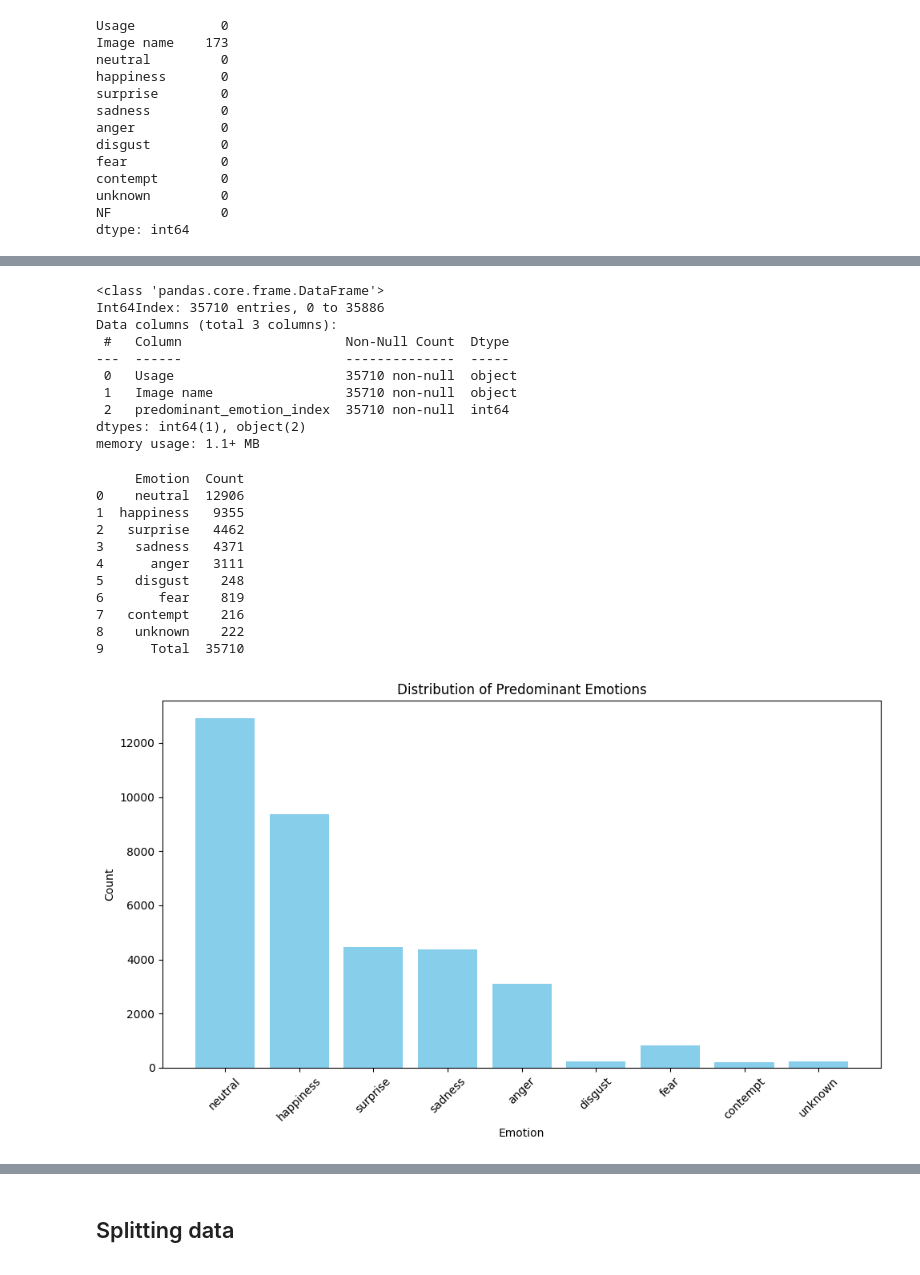
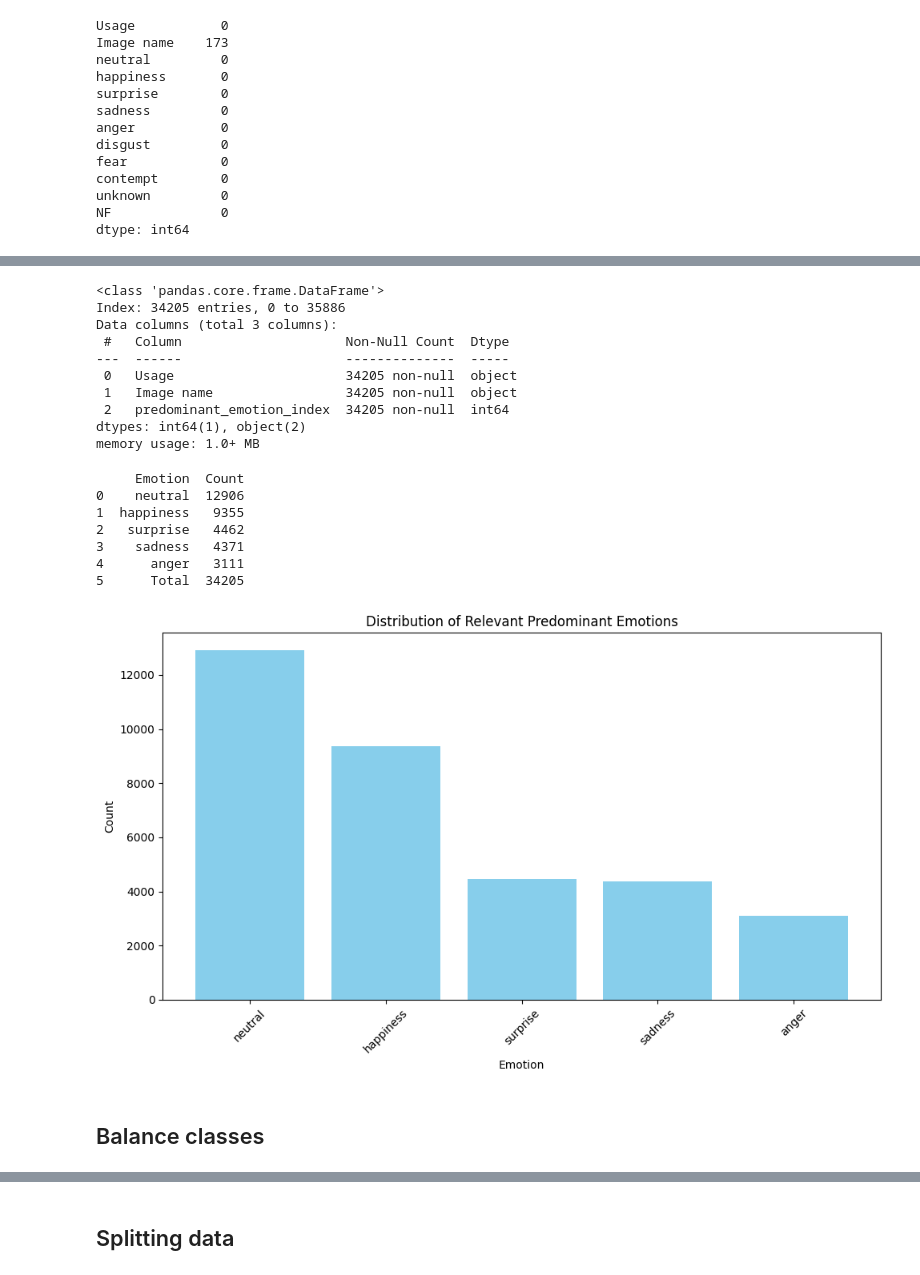
Before and after one commit to QianXunX/TFG, a Jupyter notebook: main.ipynb, the cells around one changed output, grey strips where cells are left out. Cells and saved outputs as stored; diff of their text form; code cells hidden in the pictures.

```diff
--- a/main.ipynb
+++ b/main.ipynb
@@ -205,52 +211,51 @@ print(emotion_counts)
-# %%
-emo_idx_df = emo_idx_df[emo_idx_df['predominant_emotion_index'] != 9]
-emo_idx_df.info()
-# %% [output]
-<class 'pandas.core.frame.DataFrame'>
-Int64Index: 35710 entries, 0 to 35886
-Data columns (total 3 columns):
- #   Column                     Non-Null Count  Dtype
----  ------                     --------------  -----
- 0   Usage                      35710 non-null  object
- 1   Image name                 35710 non-null  object
- 2   predominant_emotion_index  35710 non-null  int64
-dtypes: int64(1), object(2)
-memory usage: 1.1+ MB
+# %%
+# Remove the rows
+relevant_df = emo_idx_df[~emo_idx_df['predominant_emotion_index'].isin([5, 6, 7, 8, 9])]
+relevant_df.info()
+# %% [output]
+<class 'pandas.core.frame.DataFrame'>
+Index: 34205 entries, 0 to 35886
+Data columns (total 3 columns):
+ #   Column                     Non-Null Count  Dtype
+---  ------                     --------------  -----
+ 0   Usage                      34205 non-null  object
+ 1   Image name                 34205 non-null  object
+ 2   predominant_emotion_index  34205 non-null  int64
+dtypes: int64(1), object(2)
+memory usage: 1.0+ MB
 # %%
-unique_indices, counts = np.unique(emo_idx_df['predominant_emotion_index'], return_counts=True)
+unique_indices, counts = np.unique(relevant_df['predominant_emotion_index'], return_counts=True)
 
 # Create a DataFrame
 emotion_counts = pd.DataFrame({
     'Emotion': [emotion_labels[index] for index in unique_indices],
     'Count': counts
 })
 
 # Add a total row
 total = emotion_counts['Count'].sum()
 total_row = pd.DataFrame({'Emotion': ['Total'], 'Count': [total]})
 emotion_counts = pd.concat([emotion_counts, total_row], ignore_index=True)
 
 # Display the DataFrame
 print(emotion_counts)
 
 plt.figure(figsize=(10, 6))
 plt.bar(emotion_counts['Emotion'][:-1], emotion_counts['Count'][:-1], color='skyblue')
 plt.xlabel('Emotion')
 plt.ylabel('Count')
-plt.title('Distribution of Predominant Emotions')
+plt.title('Distribution of Relevant Predominant Emotions')
 plt.xticks(rotation=45)
 plt.tight_layout()
 plt.show()
 # %% [output]
      Emotion  Count
 0    neutral  12906
 1  happiness   9355
 2   surprise   4462
 3    sadness   4371
 4      anger   3111
-5    disgust    248
-6       fear    819
-7   contempt    216
-8    unknown    222
-9      Total  35710
+5      Total  34205
-[figure, old version]
+[figure, new version]
+# %% [markdown]
+## Balance classes
```
Also changed, not shown: parts of 76 cells of this notebook, 14 other files.
